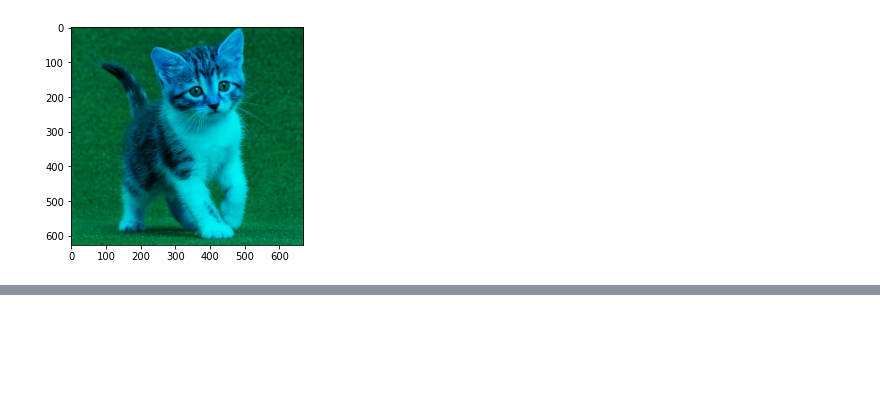
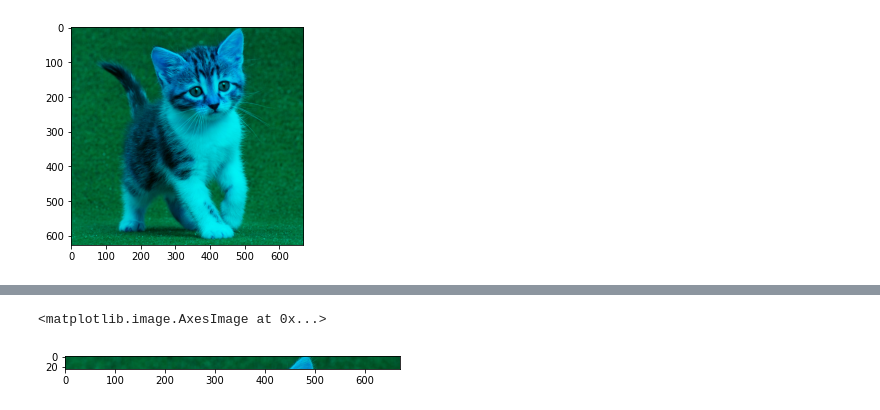
Before and after one commit to SilviaNurMahmudah/PCVK-Modul1, a Jupyter notebook: PCVK_Modul2.ipynb, the cells around one changed output, grey strips where cells are left out. Cells and saved outputs as stored; diff of their text form; code cells hidden in the pictures; blank space fills up the shorter version.

```diff
--- a/PCVK_Modul2.ipynb
+++ b/PCVK_Modul2.ipynb
@@ -174,0 +182,6 @@ plt.imshow(green_blue)
+# %%
+# nomor 3
+plt.imshow(img[5:30])
+# %% [output]
+<matplotlib.image.AxesImage at 0x...>
+[figure, added]
```
Also changed, not shown: parts of 6 cells of this notebook.
